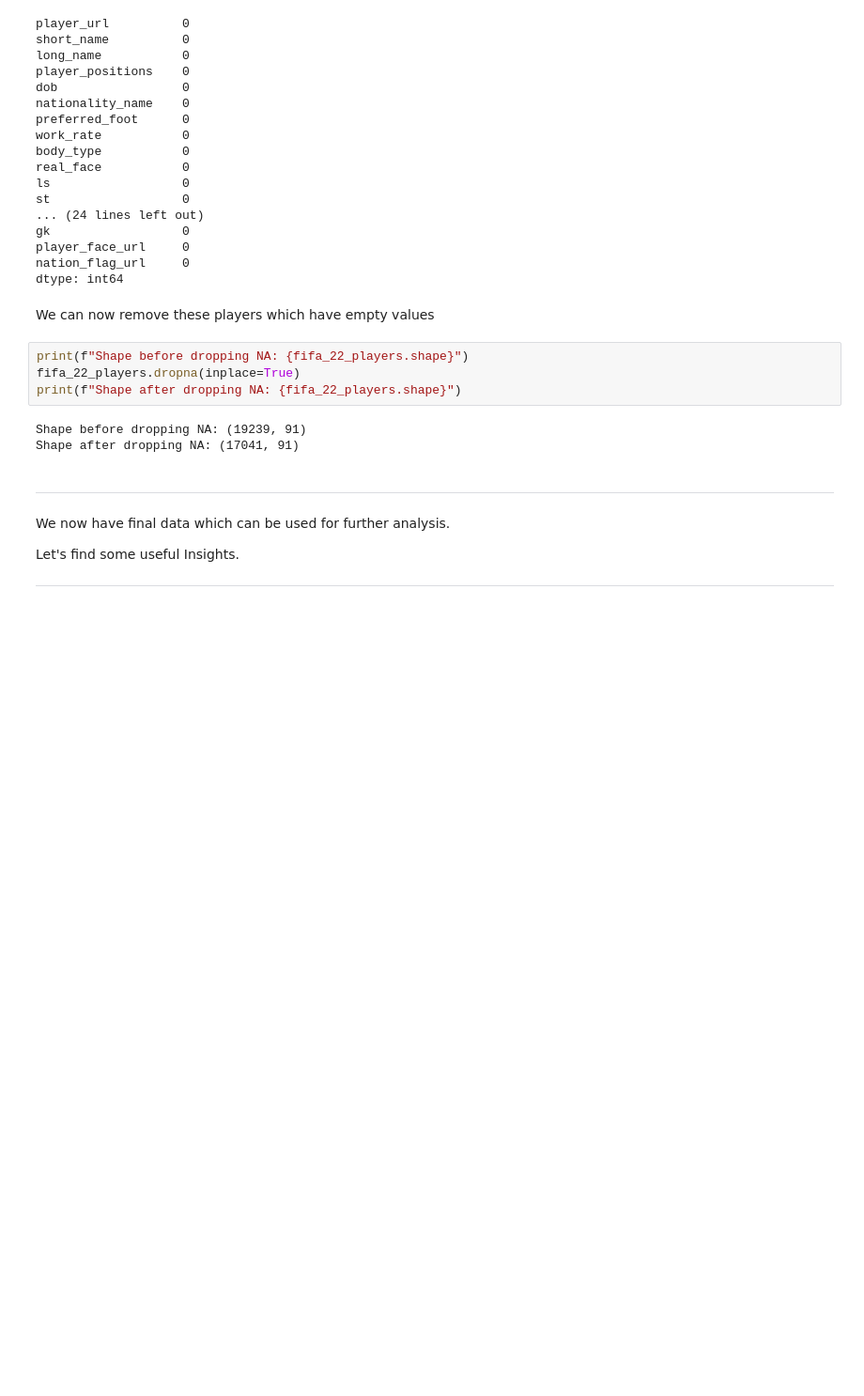
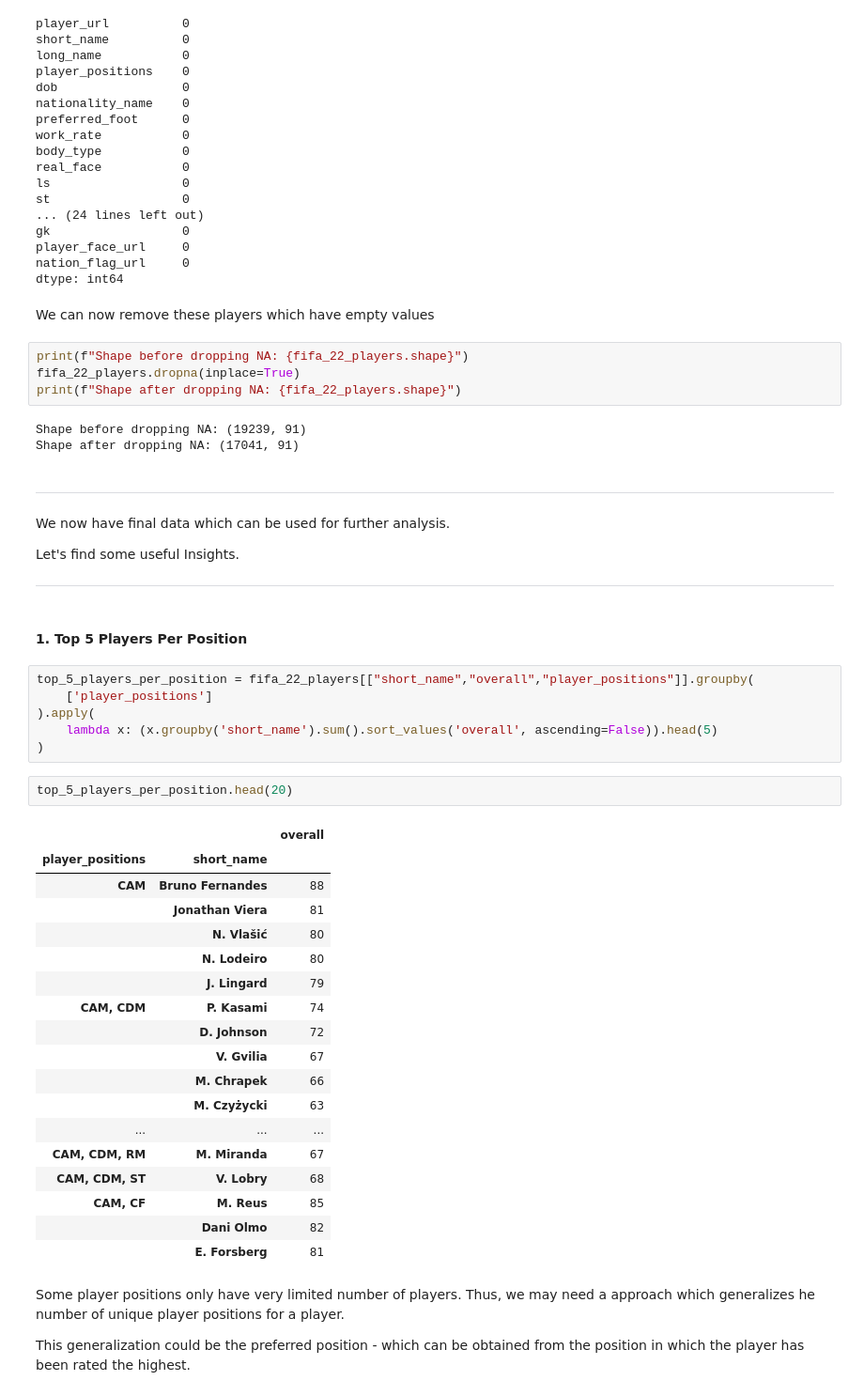
Before and after one commit to inboxpraveen/FIFA-Player-Recomendation, a Jupyter notebook: analysis and training code/1_Fifa_22_Player_Recommender_EDA.ipynb, the cells around one changed output. Shown at 94% size. Cells and saved outputs as stored; diff of their text form; blank space fills up the shorter version.

Commit message:
Added top 5 players per position

```diff
--- a/analysis and training code/1_Fifa_22_Player_Recommender_EDA.ipynb
+++ b/analysis and training code/1_Fifa_22_Player_Recommender_EDA.ipynb
@@ -352,3 +354,36 @@ We now have final data which can be used for further analysis.
 Let's find some useful Insights.
 
 ---
+# %% [markdown]
+#### 1. Top 5 Players Per Position
+# %%
+top_5_players_per_position = fifa_22_players[["short_name","overall","player_positions"]].groupby(
+    ['player_positions']
+).apply(
+    lambda x: (x.groupby('short_name').sum().sort_values('overall', ascending=False)).head(5)
+)
+# %%
+top_5_players_per_position.head(20)
+# %% [output]
+|  |  | overall |
+| player_positions | short_name |  |
+| CAM | Bruno Fernandes | 88 |
+|  | Jonathan Viera | 81 |
+|  | N. Vlašić | 80 |
+|  | N. Lodeiro | 80 |
+|  | J. Lingard | 79 |
+| CAM, CDM | P. Kasami | 74 |
+|  | D. Johnson | 72 |
+|  | V. Gvilia | 67 |
+|  | M. Chrapek | 66 |
+|  | M. Czyżycki | 63 |
+| ... | ... | ... |
+| CAM, CDM, RM | M. Miranda | 67 |
+| CAM, CDM, ST | V. Lobry | 68 |
+| CAM, CF | M. Reus | 85 |
+|  | Dani Olmo | 82 |
+|  | E. Forsberg | 81 |
+# %% [markdown]
+Some player positions only have very limited number of players. Thus, we may need a approach which generalizes he number of unique player positions for a player.
+
+This generalization could be the preferred position - which can be obtained from the position in which the player has been rated the highest.
```
Also changed, not shown: parts of 1 cell of this notebook.
